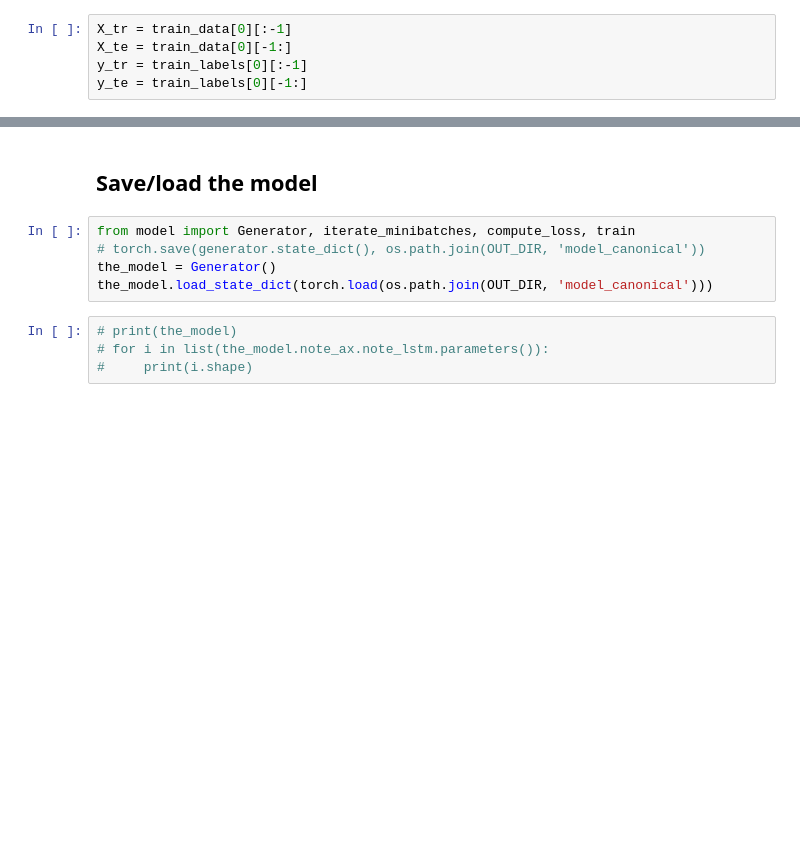
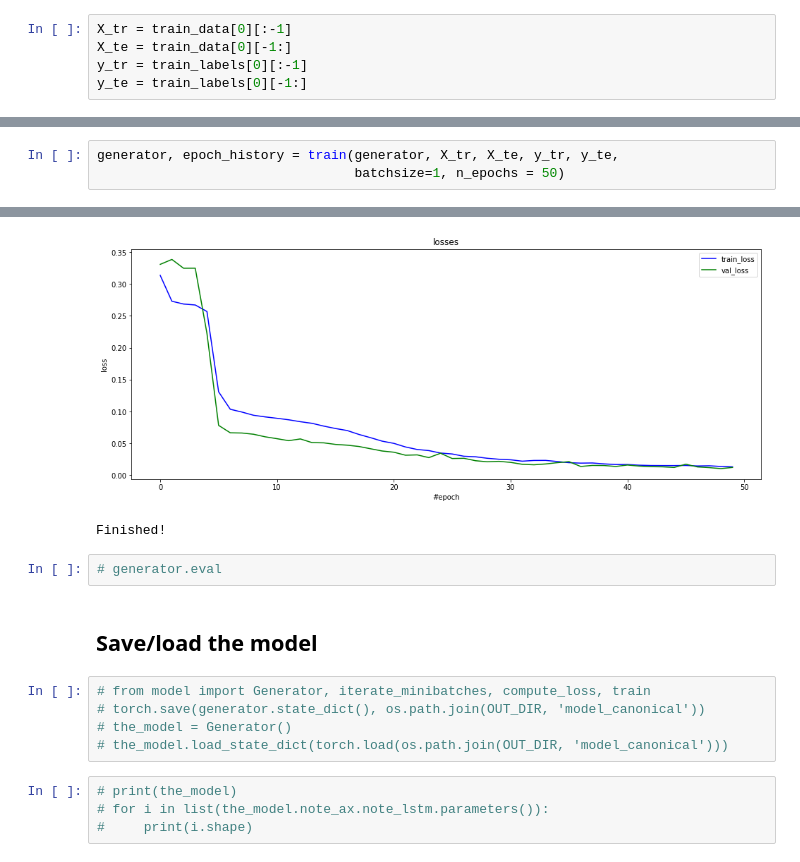
Before and after one commit to avecplezir/project_dnn2018, a Jupyter notebook: train_note-bach-Pytorch4.ipynb, the cells around one changed output, grey strips where cells are left out. Cells and saved outputs as stored; diff of their text form; blank space fills up the shorter version.

```diff
--- a/train_note-bach-Pytorch4.ipynb
+++ b/train_note-bach-Pytorch4.ipynb
@@ -76 +453,5 @@ current val loss: 0.10397851467132568
 Finished!
+# %%
+generator, epoch_history = train(generator, X_tr, X_te, y_tr, y_te,
+                                 batchsize=1, n_epochs = 50)
+# %% [output]
@@ -77,10 +461,14 @@ Finished!
+[figure, added]
+Finished!
+# %%
+# generator.eval
 # %% [markdown]
 ## Save/load the model
 # %%
-from model import Generator, iterate_minibatches, compute_loss, train
+# from model import Generator, iterate_minibatches, compute_loss, train
 # torch.save(generator.state_dict(), os.path.join(OUT_DIR, 'model_canonical'))
-the_model = Generator()
-the_model.load_state_dict(torch.load(os.path.join(OUT_DIR, 'model_canonical')))
+# the_model = Generator()
+# the_model.load_state_dict(torch.load(os.path.join(OUT_DIR, 'model_canonical')))
 # %%
 # print(the_model)
 # for i in list(the_model.note_ax.note_lstm.parameters()):
```
Also changed, not shown: parts of 12 cells of this notebook, 7 other files.
